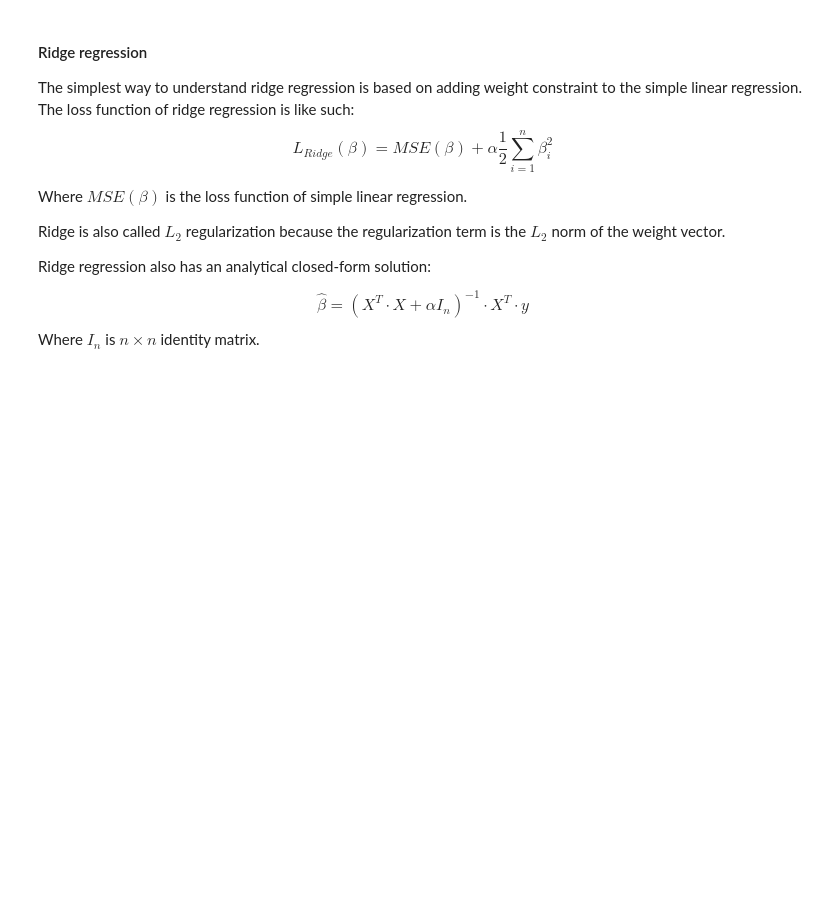
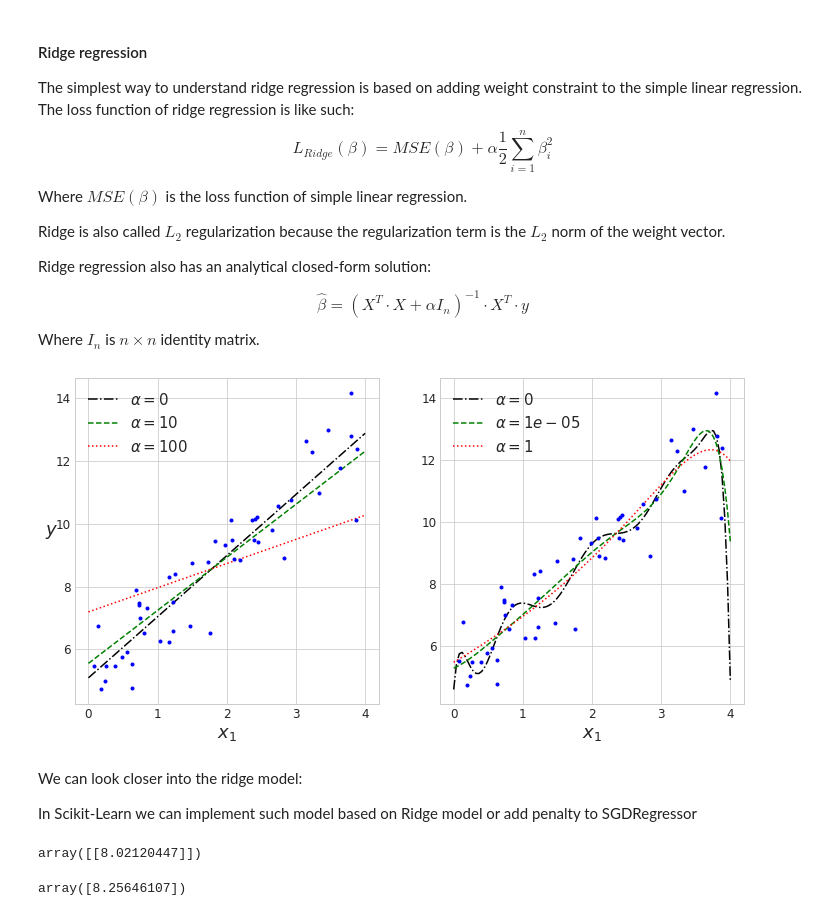
Before and after one commit to wrk1231/DataAnalysis-ML, a Jupyter notebook: Linear Model.ipynb, the cells around one changed output. Saved outputs shown, nothing was run; the diff lists cells and outputs as text; code cells hidden in the pictures; blank space fills up the shorter version.

```diff
--- a/Linear Model.ipynb
+++ b/Linear Model.ipynb
@@ -423,3 +423,70 @@ Ridge regression also has an analytical closed-form solution:
 
 $$\hat{\beta} = (X^T \cdot X + \alpha I_{n}) ^{-1} \cdot X^T \cdot y$$
 Where $I_{n}$ is $n \times n$ identity matrix.
+# %%
+from sklearn.linear_model import Ridge
+from sklearn.preprocessing import StandardScaler
+from sklearn.pipeline import Pipeline
+
+np.random.seed(42)
+n_samples = 50
+X = 4 * np.random.rand(n_samples, 1)
+y = 5 + 2 * X + np.random.randn(n_samples, 1)
+
+X_new = np.linspace(0, 4, 100).reshape(100, 1)
+
+def plot_model(model_class, polynomial, alphas):
+
+    for alpha, style in zip(alphas, ("k-.", "g--", "r:")):
+
+        if alpha == 0:
+            model = LinearRegression()
+        else:
+            model = model_class(alpha)
+
+        if polynomial:
+
+            model = Pipeline([
+                    ("poly_features", PolynomialFeatures(degree=10, include_bias=False)),
+                    ("std_scaler", StandardScaler()),
+                    ("regul_reg", model),
+                ])
+
+        model.fit(X, y)
+        y_new_regul = model.predict(X_new)
+
+        plt.plot(X_new, y_new_regul, style, label=r"$\alpha = {}$".format(alpha))
+    plt.plot(X, y, "b.", linewidth=3)
+
+    plt.legend(loc="best", fontsize=15)
+    plt.xlabel("$x_1$", fontsize=18)
+
+
+plt.figure(figsize=(12, 6))
+plt.subplot(121)
+plot_model(Ridge, polynomial=False, alphas=(0, 10, 100))
+plt.ylabel("$y$", rotation=0, fontsize=18)
+plt.subplot(122)
+plot_model(Ridge, polynomial=True, alphas=(0, 10**-5, 1))
+
+plt.show()
+# %% [output]
+[figure, added]
+# %% [markdown]
+We can look closer into the ridge model:
+
+In Scikit-Learn we can implement such model based on Ridge model or add penalty to SGDRegressor
+# %%
+from sklearn.linear_model import Ridge
+ridge_reg = Ridge(alpha=1, solver="cholesky", random_state=42)
+ridge_reg.fit(X, y)
+ridge_reg.predict([[1.5]])
+# %% [output]
+array([[8.02120447]])
+# %%
+## There are some inconsistency between Ridge from linear_model and SGDRegressor
+sgd_reg = SGDRegressor(max_iter=1000, tol=-np.infty, penalty="l2", l1_ratio=0, alpha=1,  random_state=42)
+sgd_reg.fit(X, y.ravel())
+sgd_reg.predict([[1.5]])
+# %% [output]
+array([8.25646107])
```
Also changed, not shown: parts of 11 cells of this notebook.
